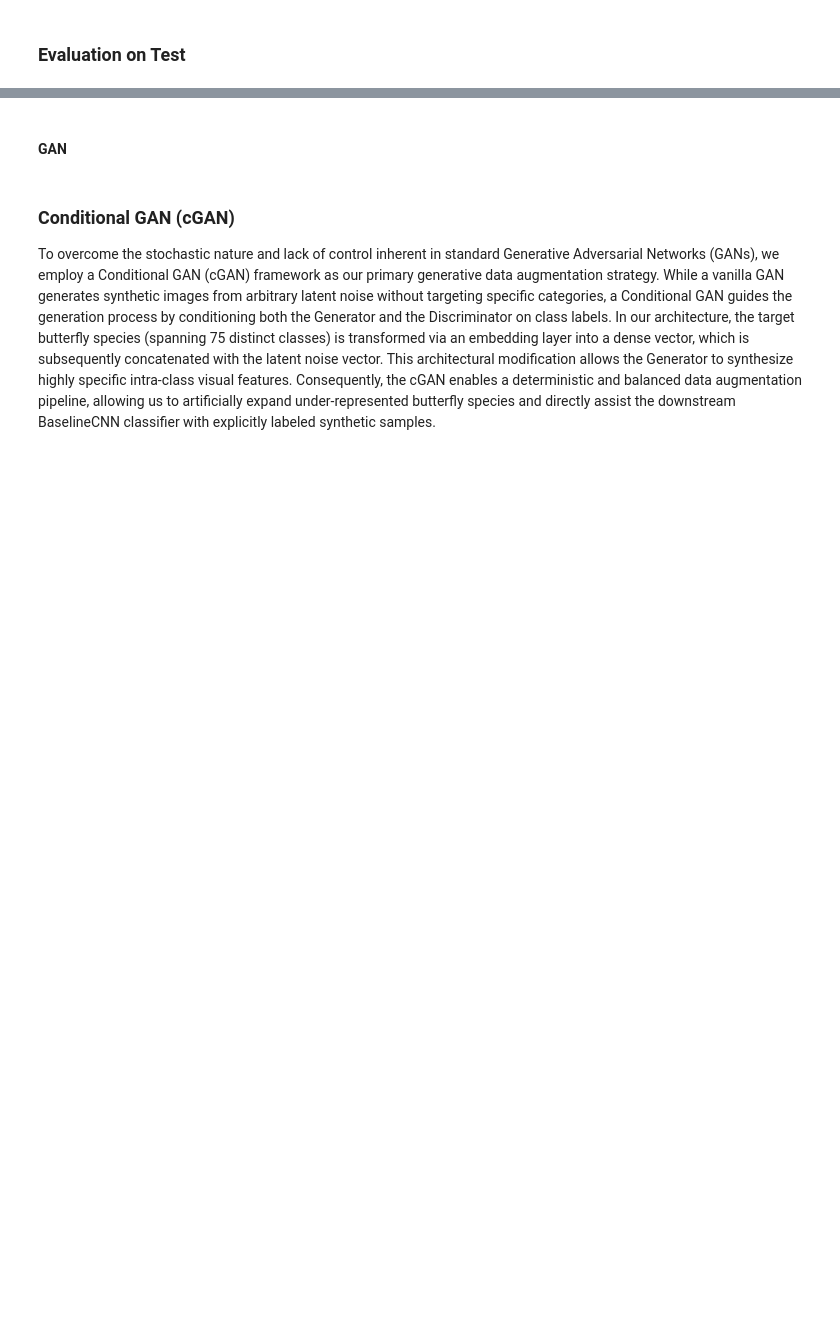
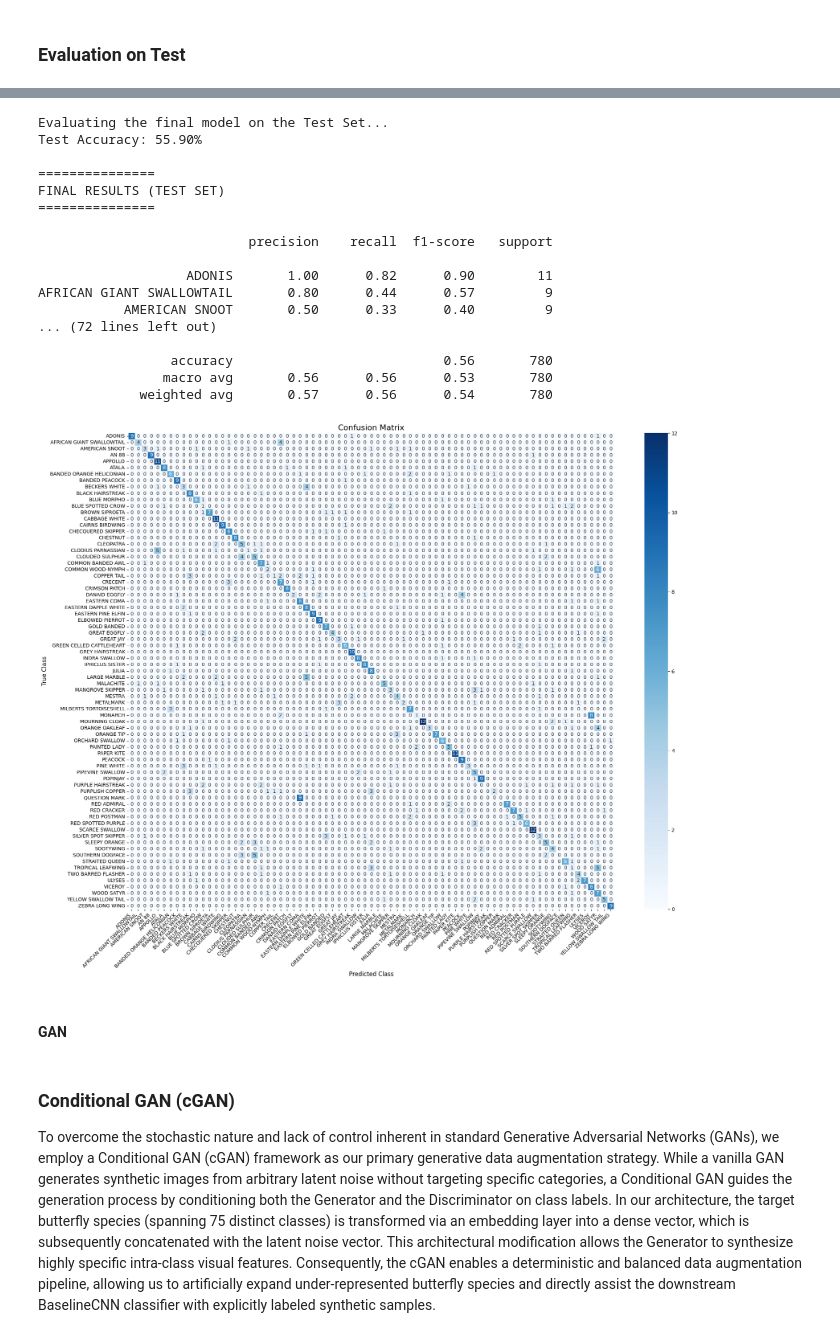
Before and after one commit to Tuco711/AML_More_Butteflies, a Jupyter notebook: TP2-students.ipynb, the cells around one changed output, grey strips where cells are left out. Drawn from its saved outputs; the diff is of its cells as text; code cells hidden in the pictures; blank space fills up the shorter version.

```diff
--- a/TP2-students.ipynb
+++ b/TP2-students.ipynb
@@ -52,11 +49,0 @@ replace /content/dataset_local/test/Image_0.jpg? [y]es, [n]o, [A]ll, [N]one, [r]
-# %%
-import os
-
-path = None
-
-if os.path.exists("aca-butterflies"):
-    path = "./aca-butterflies"
-else:
-    # login in a different cell to avoid a known kagglehub issue
-    import kagglehub
-    kagglehub.login()
@@ -453,20 +430,30 @@ def evaluate_on_test(model, test_loader, device, class_names=None):
     model.to(device)
     model.eval()
 
+    test_corrects = 0
+    test_total = 0
+
     all_preds = []
     all_labels = []
 
     print("Evaluating the final model on the Test Set...")
     with torch.no_grad():
         for images, labels in test_loader:
-            images, labels = images.to(device), labels.to(device)
+            images = images.to(device)
+            labels = labels.to(device)
             outputs = model(images)
             _, predicted = torch.max(outputs.data, 1)
+
+            test_corrects += torch.sum(predicted == labels).item()
+            test_total += labels.size(0)
 
             # Save predictions and labels for the report and confusion matrix
             all_preds.extend(predicted.cpu().numpy())
             all_labels.extend(labels.cpu().numpy())
 
+
+    test_accuracy = test_corrects / test_total
+    print(f"Test Accuracy: {test_accuracy*100:.2f}%")
     print("\n" + "="*15)
     print("FINAL RESULTS (TEST SET)")
     print("="*15 + "\n")
@@ -597,3 +941,30 @@ class ButterflyVAE(nn.Module):
+# %%
+# Evaluate the final model on the Test Set
+labels_reais, labels_previstos = evaluate_on_test(
+    vae_augmented_model,
+    test_loader,
+    device,
+    class_names=test_dataset.classes
+)
+# %% [output]
+Evaluating the final model on the Test Set...
+Test Accuracy: 55.90%
+
+===============
+FINAL RESULTS (TEST SET)
+===============
+
+                           precision    recall  f1-score   support
+
+                   ADONIS       1.00      0.82      0.90        11
+AFRICAN GIANT SWALLOWTAIL       0.80      0.44      0.57         9
+           AMERICAN SNOOT       0.50      0.33      0.40         9
+... (72 lines left out)
+
+                 accuracy                           0.56       780
+                macro avg       0.56      0.56      0.53       780
+             weighted avg       0.57      0.56      0.54       780
+[figure, added]
 # %% [markdown]
 #### GAN
 # %%
```
Also changed, not shown: parts of 25 cells of this notebook, 1 other file.
